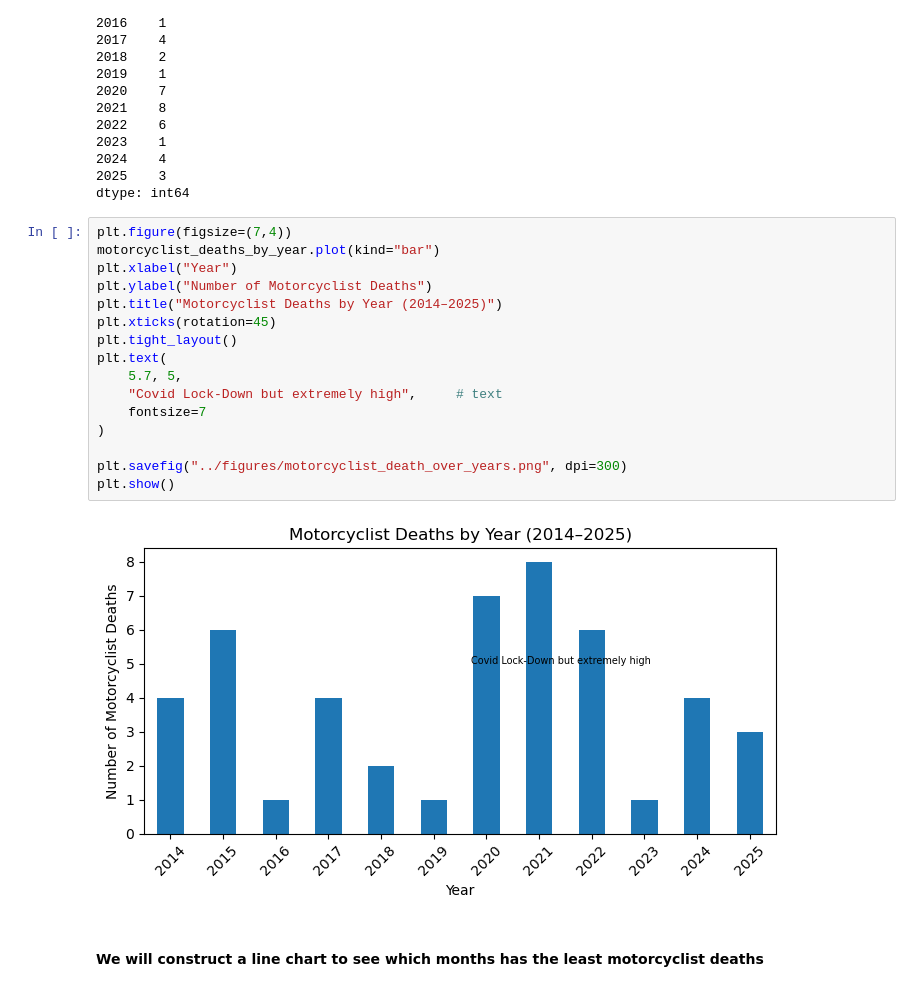
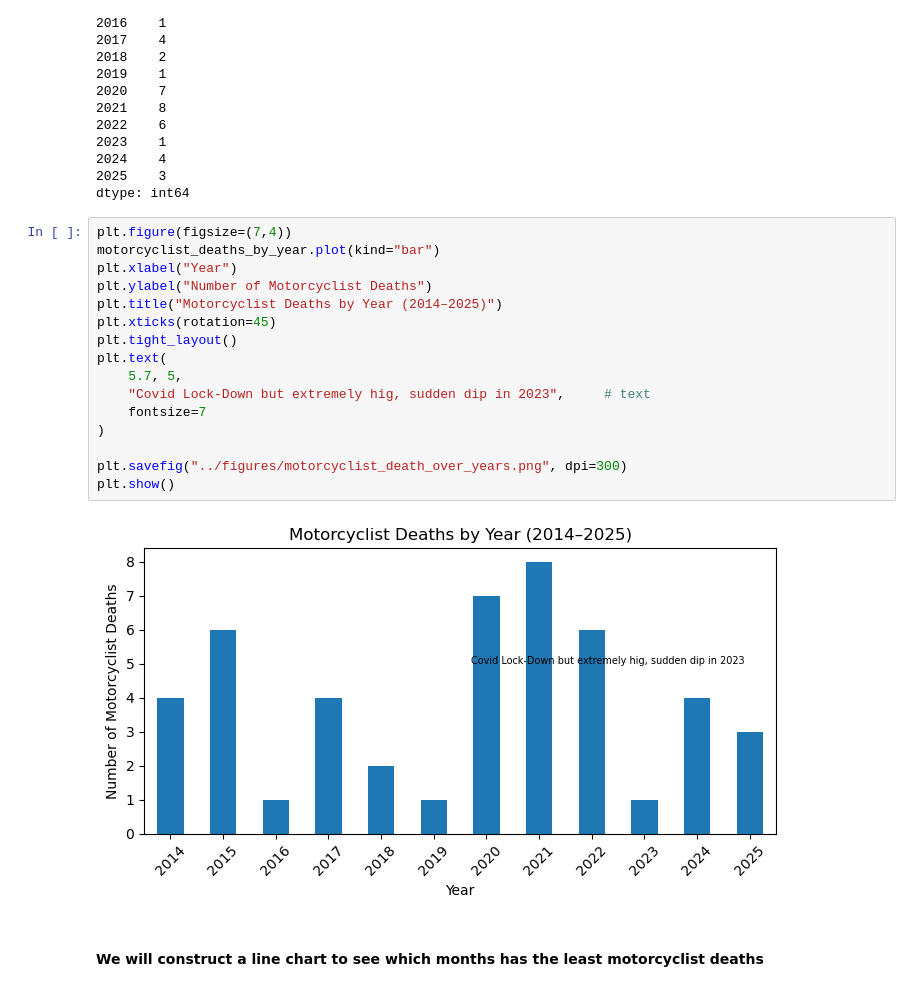
Before and after one commit to UCB-stat-159-f25/final-group26, a Jupyter notebook: notebooks/04_motorcyclist.ipynb, the cells around one changed output. Saved outputs shown, nothing was run; the diff lists cells and outputs as text.

```diff
--- a/notebooks/04_motorcyclist.ipynb
+++ b/notebooks/04_motorcyclist.ipynb
@@ -61,21 +61,21 @@ dtype: int64
 # %%
 plt.figure(figsize=(7,4))
 motorcyclist_deaths_by_year.plot(kind="bar")
 plt.xlabel("Year")
 plt.ylabel("Number of Motorcyclist Deaths")
 plt.title("Motorcyclist Deaths by Year (2014–2025)")
 plt.xticks(rotation=45)
 plt.tight_layout()
 plt.text(
     5.7, 5,
-    "Covid Lock-Down but extremely high",     # text
+    "Covid Lock-Down but extremely hig, sudden dip in 2023",     # text
     fontsize=7
 )
 
 plt.savefig("../figures/motorcyclist_death_over_years.png", dpi=300)
 plt.show()
 # %% [output]
-[figure, old version]
+[figure, new version]
 # %% [markdown]
 #### We will construct a line chart to see which months has the least motorcyclist deaths
 # %%
```
Also changed, not shown: parts of 3 cells of this notebook, 1 other file.
